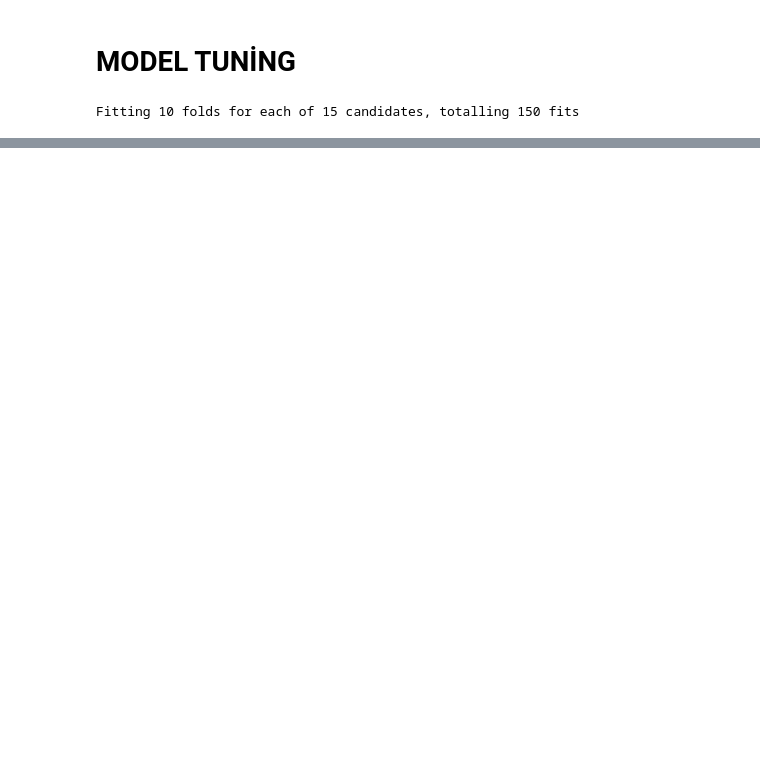
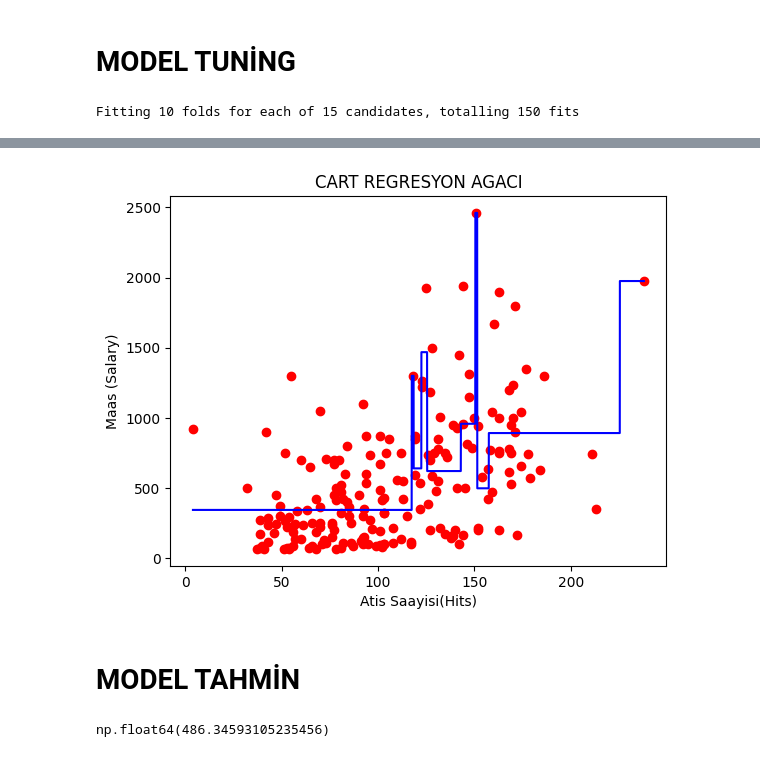
Before and after one commit to giraydorukyurt7/Data_Science-And-Artificial_Intelligence-Journeys, a Jupyter notebook: Machine_Learning/non-linear_regression/non-linear_regression.ipynb, the cells around one changed output, grey strips where cells are left out. Cells and saved outputs as stored; diff of their text form; code cells hidden in the pictures; blank space fills up the shorter version.

```diff
--- a/Machine_Learning/non-linear_regression/non-linear_regression.ipynb
+++ b/Machine_Learning/non-linear_regression/non-linear_regression.ipynb
@@ -362,0 +422,23 @@ np.float64(353.74227742374114)
+# %%
+#maks dallanma sayısını kontrol edersek;
+cart_model = DecisionTreeRegressor(max_leaf_nodes =10).fit(X_train,Y_train)
+
+X_grid = np.arange(min(np.array(X_train)),max(np.array(X_train)),0.01)
+X_grid = X_grid.reshape(len(X_grid),1)
+
+plt.scatter(X_train,Y_train,color ="red")
+plt.plot(X_grid, cart_model.predict(X_grid), color="blue")
+
+plt.title("CART REGRESYON AGACI")
+plt.xlabel("Atis Saayisi(Hits)")
+plt.ylabel("Maas (Salary)");
+# %% [output]
+[figure, added]
+# %% [markdown]
+# MODEL TAHMİN
+# %%
+# Tek degiskenli Tahmin
+y_pred = cart_model.predict(X_test)
+np.sqrt(mean_squared_error(Y_test,y_pred))
+# %% [output]
+np.float64(486.34593105235456)
```
Also changed, not shown: parts of 37 cells of this notebook.
